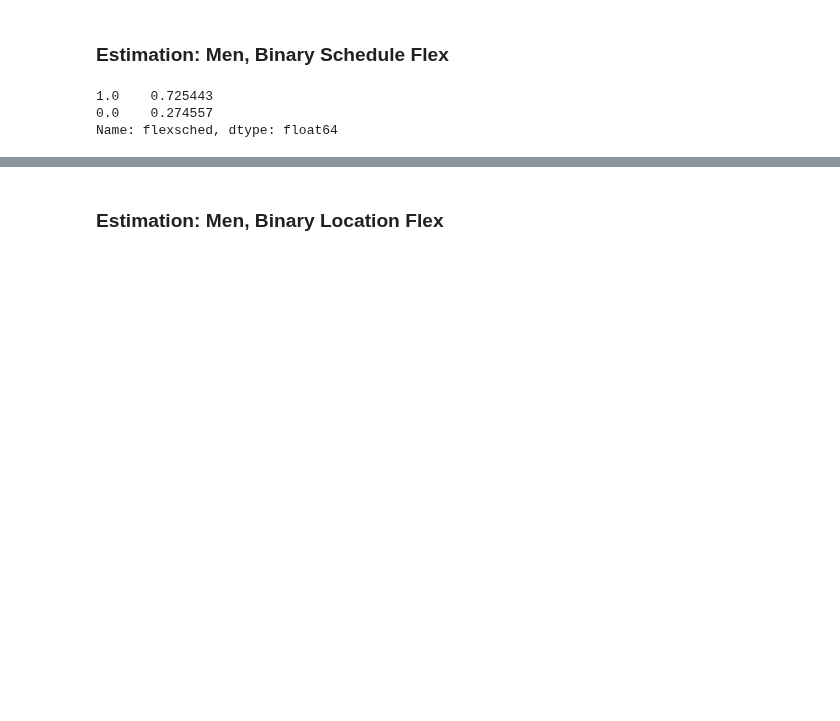
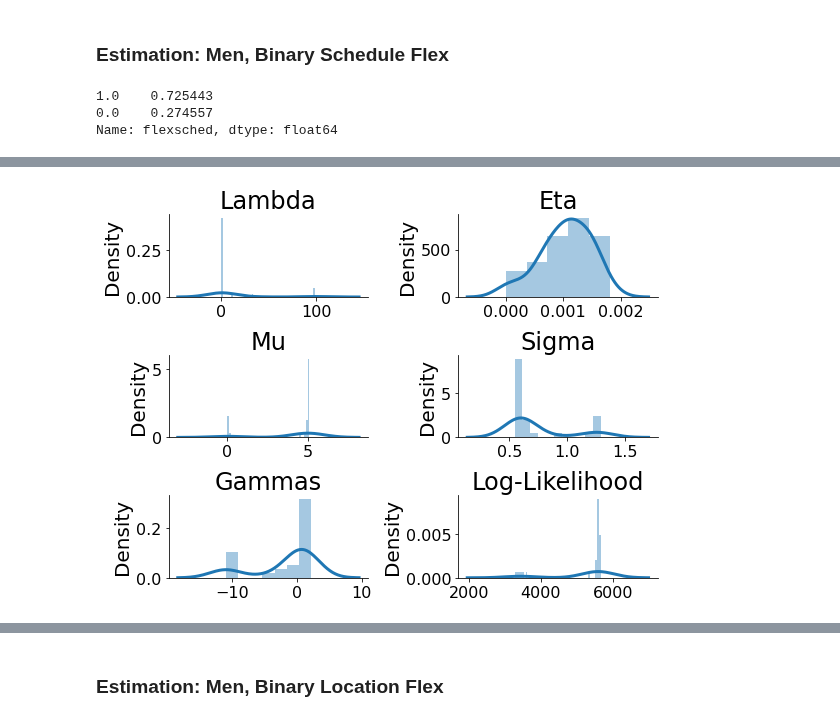
Before and after one commit to meganmccoy/flexibility-in-search-model, a Jupyter notebook: SimplifiedModel.ipynb, the cells around one changed output, grey strips where cells are left out. Cells and saved outputs as stored; diff of their text form; code cells hidden in the pictures; blank space fills up the shorter version.

```diff
--- a/SimplifiedModel.ipynb
+++ b/SimplifiedModel.ipynb
@@ -580 +644,14 @@ array([1.28869819e+00, 5.40272992e-02, 1.16363205e-03, 4.38900531e+00,
+# %%
+fig, ax = plt.subplots(3,2,figsize=(8,6))
+
+sns.distplot(lambdas_gamma, ax=ax[0,0]).set(title="Lambda")
+sns.distplot(etas_gamma, ax=ax[0,1]).set(title="Eta")
+sns.distplot(mus_gamma, ax=ax[1,0]).set(title="Mu")
+sns.distplot(sigmas_gamma, ax=ax[1,1]).set(title="Sigma")
+sns.distplot(gammas, ax=ax[2,0]).set(title="Gammas")
+sns.distplot(logL_gamma, ax=ax[2,1]).set(title="Log-Likelihood")
+
+plt.tight_layout()
+# %% [output]
+[figure, added]
 # %%
```
Also changed, not shown: parts of 29 cells of this notebook.
